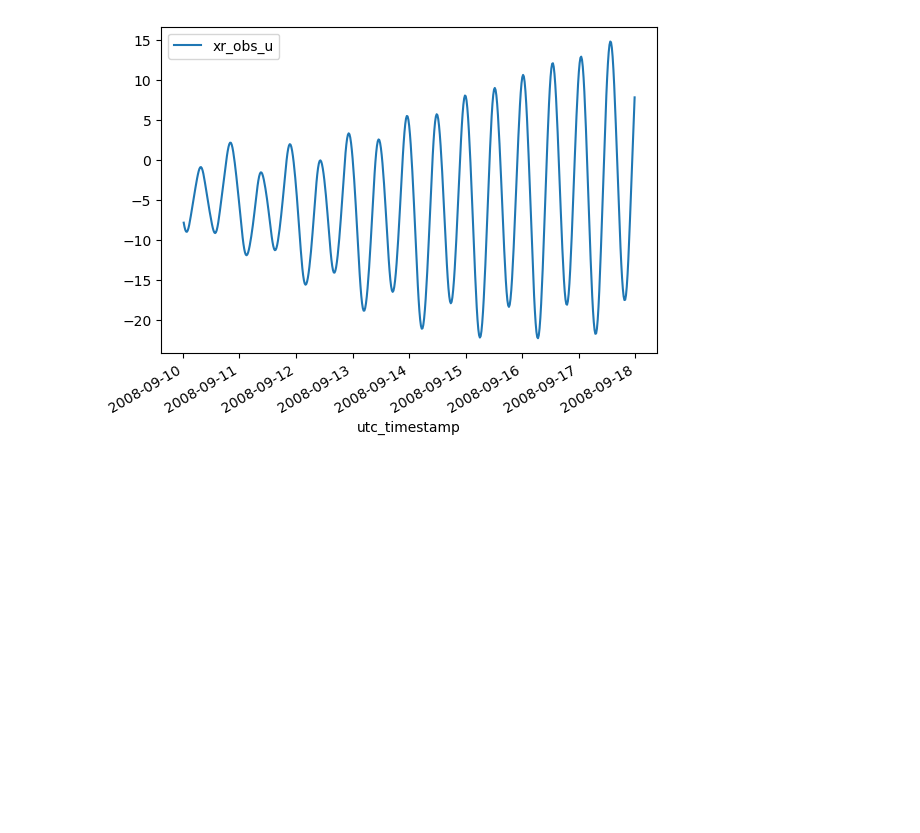
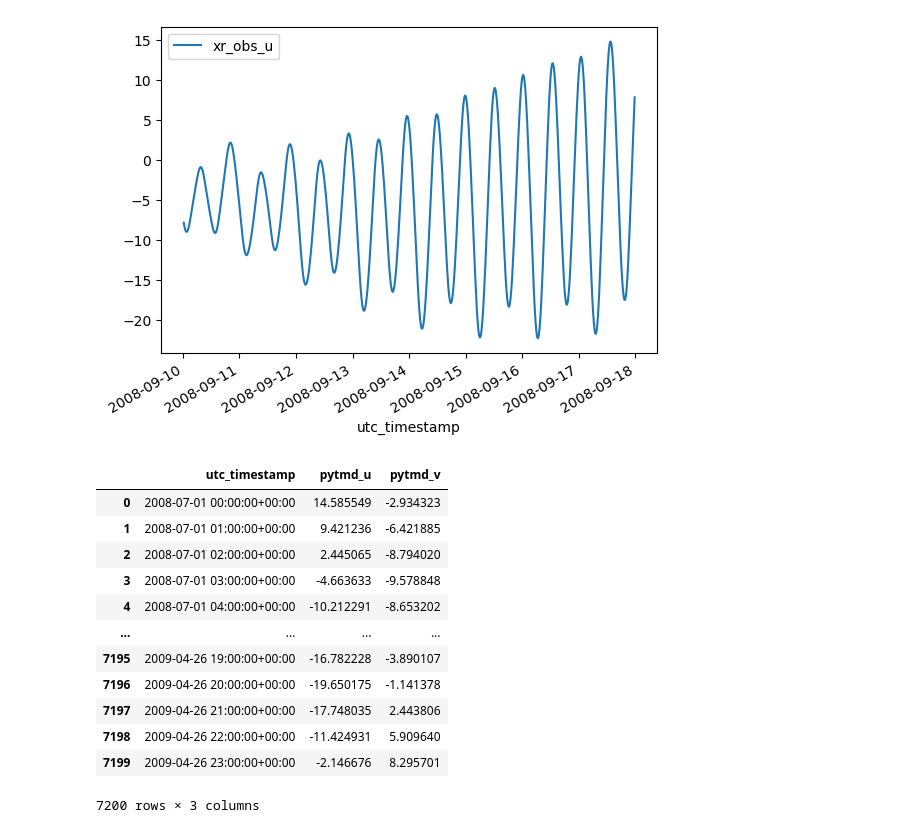
Before and after one commit to jerabaul29/public_bug_reports, a Jupyter notebook: pandas/2023_08_15/SimpleScriptGetTideCurrentTimeseries.ipynb, the cells around one changed output. Saved outputs shown, nothing was run; the diff lists cells and outputs as text; code cells hidden in the pictures; blank space fills up the shorter version.

```diff
--- a/pandas/2023_08_15/SimpleScriptGetTideCurrentTimeseries.ipynb
+++ b/pandas/2023_08_15/SimpleScriptGetTideCurrentTimeseries.ipynb
@@ -82,3 +86,19 @@ pyqt5            : None
 [figure]
 [figure]
 [figure]
+# %%
+df_pytmd
+# %% [output]
+|  | utc_timestamp | pytmd_u | pytmd_v |
+| 0 | 2008-07-01 00:00:00+00:00 | 14.585549 | -2.934323 |
+| 1 | 2008-07-01 01:00:00+00:00 | 9.421236 | -6.421885 |
+| 2 | 2008-07-01 02:00:00+00:00 | 2.445065 | -8.794020 |
+| 3 | 2008-07-01 03:00:00+00:00 | -4.663633 | -9.578848 |
+| 4 | 2008-07-01 04:00:00+00:00 | -10.212291 | -8.653202 |
+| ... | ... | ... | ... |
+| 7195 | 2009-04-26 19:00:00+00:00 | -16.782228 | -3.890107 |
+| 7196 | 2009-04-26 20:00:00+00:00 | -19.650175 | -1.141378 |
+| 7197 | 2009-04-26 21:00:00+00:00 | -17.748035 | 2.443806 |
+| 7198 | 2009-04-26 22:00:00+00:00 | -11.424931 | 5.909640 |
+| 7199 | 2009-04-26 23:00:00+00:00 | -2.146676 | 8.295701 |
+7200 rows × 3 columns
```
Also changed, not shown: parts of 2 cells of this notebook, 3 other files.
